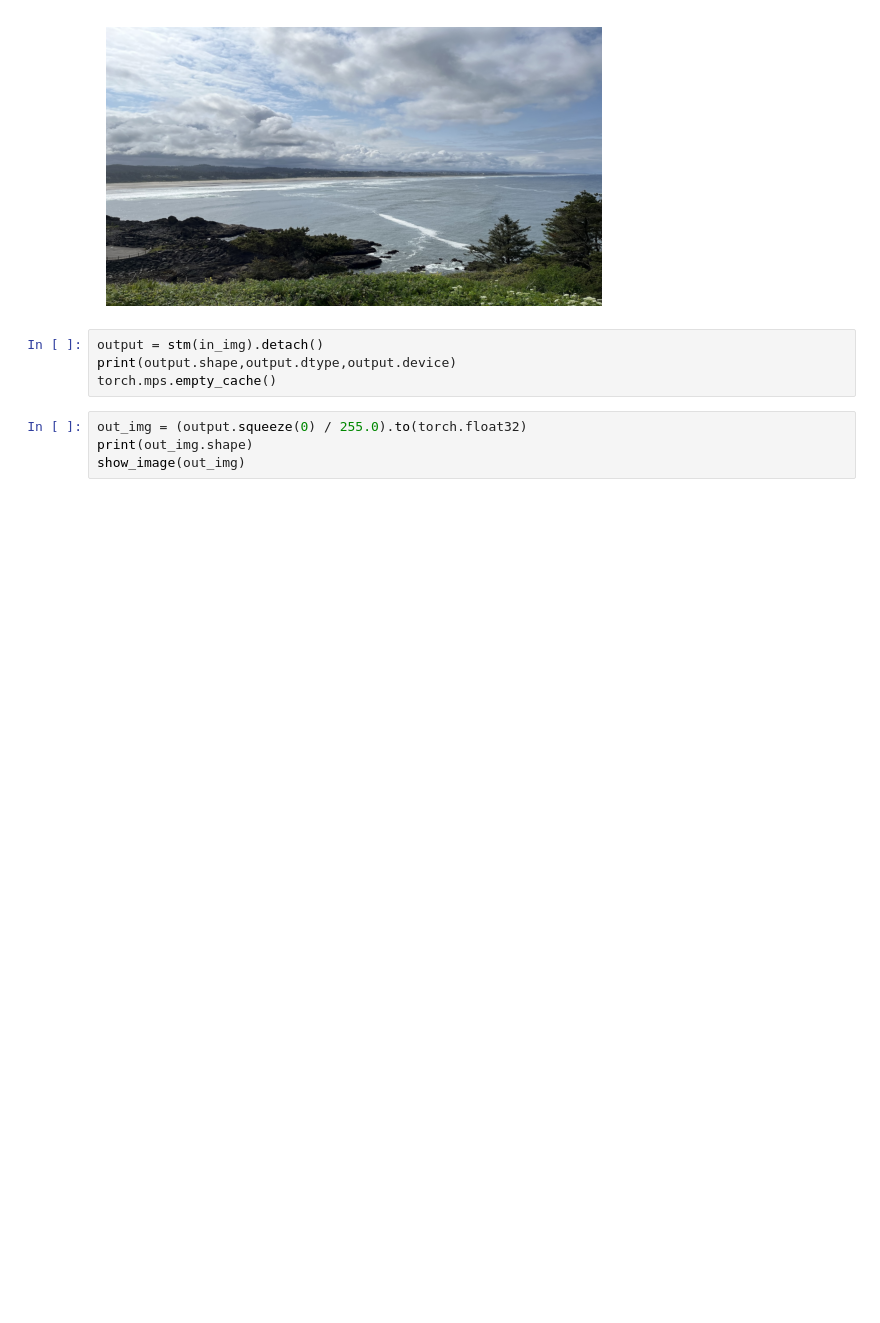
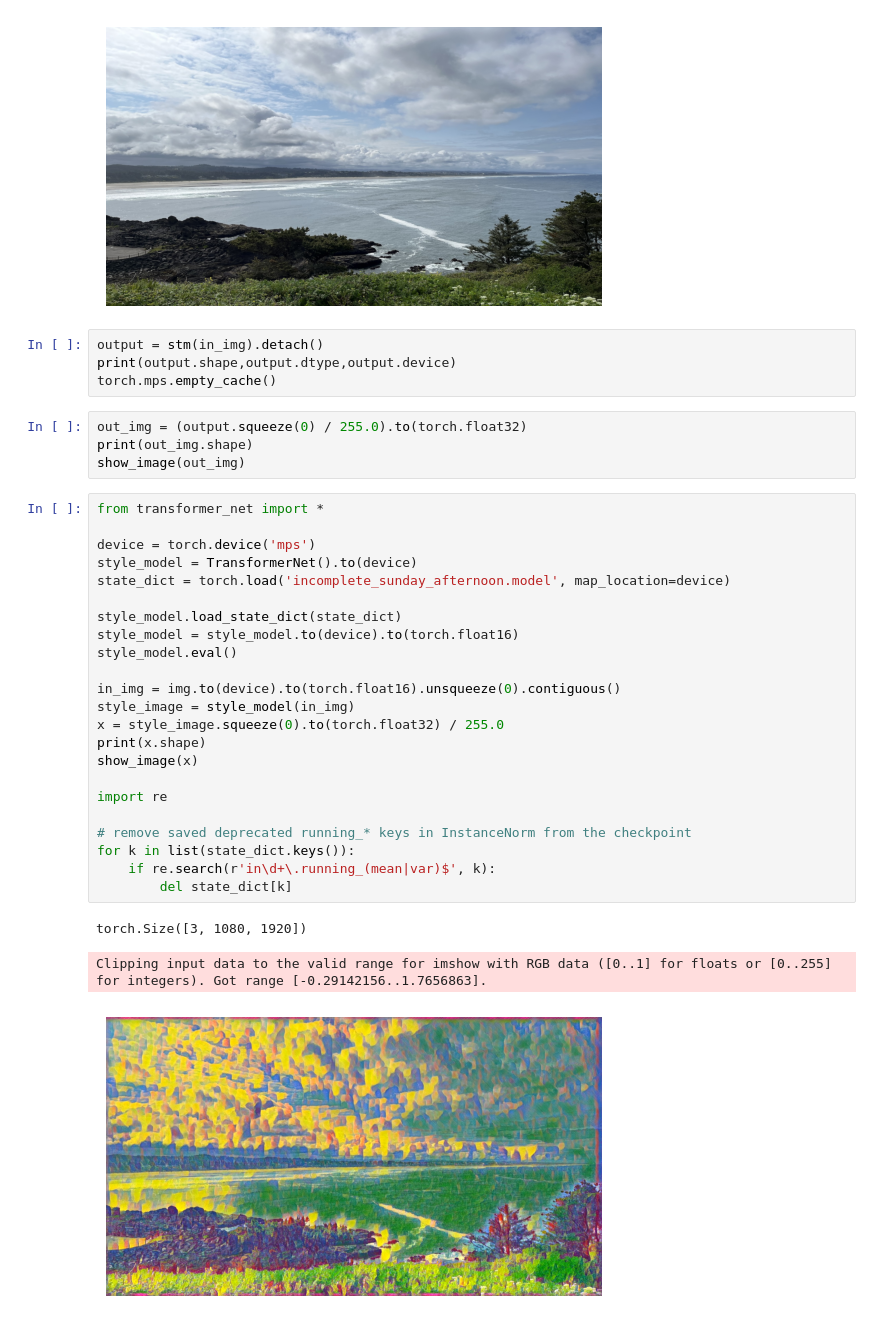
Before and after one commit to PineapplePulp/ChAI, a Jupyter notebook: demos/video/chapel-webcam/model2.ipynb, the cells around one changed output. Drawn from its saved outputs; the diff is of its cells as text; blank space fills up the shorter version.

```diff
--- a/demos/video/chapel-webcam/model2.ipynb
+++ b/demos/video/chapel-webcam/model2.ipynb
@@ -85,3 +85,30 @@ torch.mps.empty_cache()
 out_img = (output.squeeze(0) / 255.0).to(torch.float32)
 print(out_img.shape)
 show_image(out_img)
+# %%
+from transformer_net import *
+
+device = torch.device('mps')
+style_model = TransformerNet().to(device)
+state_dict = torch.load('incomplete_sunday_afternoon.model', map_location=device)
+
+style_model.load_state_dict(state_dict)
+style_model = style_model.to(device).to(torch.float16)
+style_model.eval()
+
+in_img = img.to(device).to(torch.float16).unsqueeze(0).contiguous()
+style_image = style_model(in_img)
+x = style_image.squeeze(0).to(torch.float32) / 255.0
+print(x.shape)
+show_image(x)
+
+import re
+
+# remove saved deprecated running_* keys in InstanceNorm from the checkpoint
+for k in list(state_dict.keys()):
+    if re.search(r'in\d+\.running_(mean|var)$', k):
+        del state_dict[k]
+# %% [output]
+torch.Size([3, 1080, 1920])
+Clipping input data to the valid range for imshow with RGB data ([0..1] for floats or [0..255] for integers). Got range [-0.29142156..1.7656863].
+[figure, added]
```
Also changed, not shown: 24 other files.
